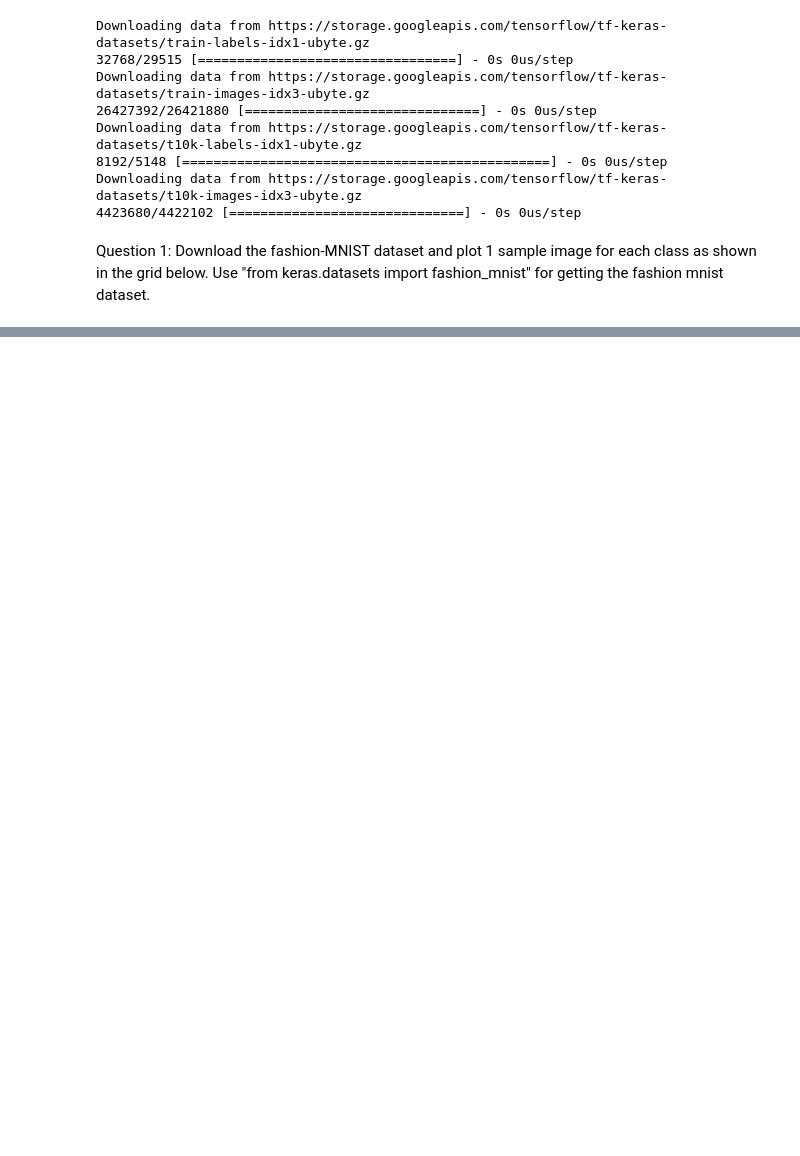
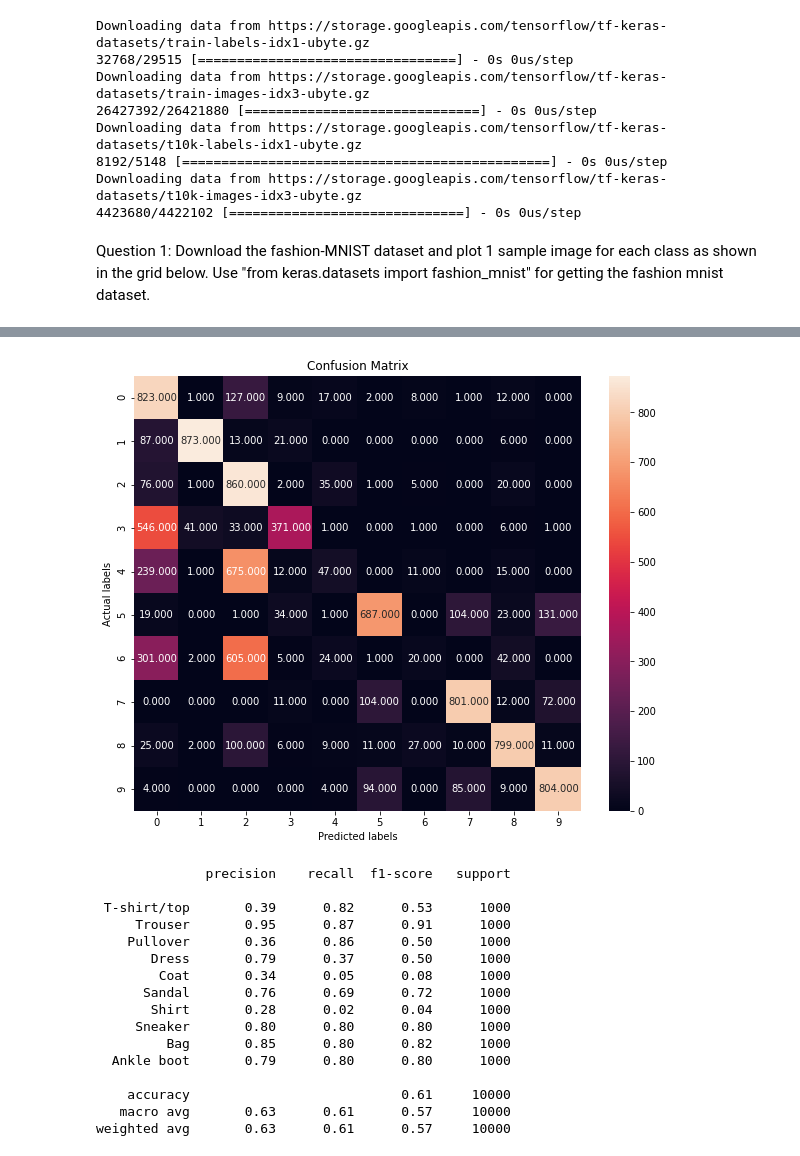
Before and after one commit to ManideepLadi/cs6910_assignment1, a Jupyter notebook: DeepNeuralNetwork.ipynb, the cells around one changed output, grey strips where cells are left out. Saved outputs shown, nothing was run; the diff lists cells and outputs as text; code cells hidden in the pictures; blank space fills up the shorter version.

```diff
--- a/DeepNeuralNetwork.ipynb
+++ b/DeepNeuralNetwork.ipynb
@@ -78,0 +465,22 @@ print(opActivation.output)
+# %%
+cf=confusion_matrix(y_true=np.argmax(Y_test,axis=1),y_pred=np.argmax(predtest,axis=1))
+plot_confusion_mtx(cf,10)
+print(classification_report(y_true=np.argmax(Y_test,axis=1), y_pred=np.argmax(predtest,axis=1), target_names=labels))
+# %% [output]
+[figure, added]
+              precision    recall  f1-score   support
+
+ T-shirt/top       0.39      0.82      0.53      1000
+     Trouser       0.95      0.87      0.91      1000
+    Pullover       0.36      0.86      0.50      1000
+       Dress       0.79      0.37      0.50      1000
+        Coat       0.34      0.05      0.08      1000
+      Sandal       0.76      0.69      0.72      1000
+       Shirt       0.28      0.02      0.04      1000
+     Sneaker       0.80      0.80      0.80      1000
+         Bag       0.85      0.80      0.82      1000
+  Ankle boot       0.79      0.80      0.80      1000
+
+    accuracy                           0.61     10000
+   macro avg       0.63      0.61      0.57     10000
+weighted avg       0.63      0.61      0.57     10000
```
Also changed, not shown: parts of 21 cells of this notebook.
